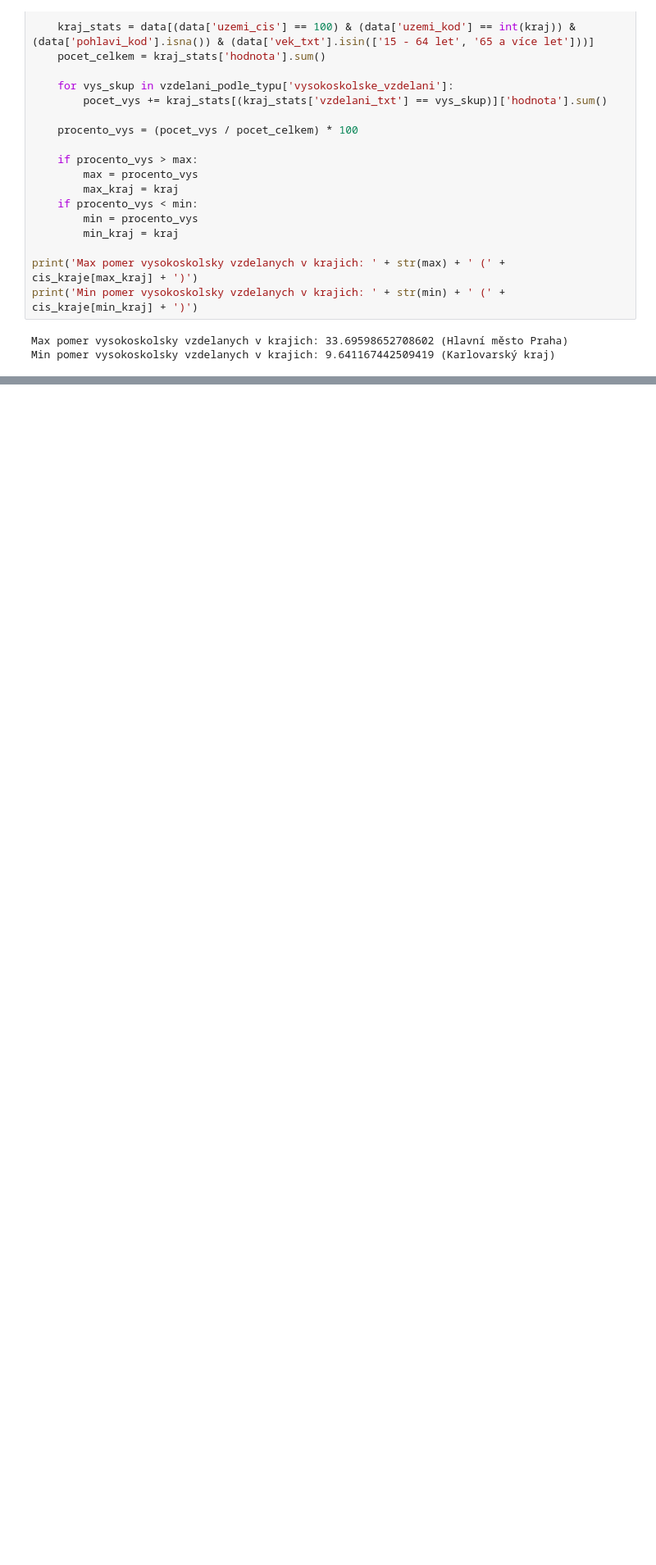
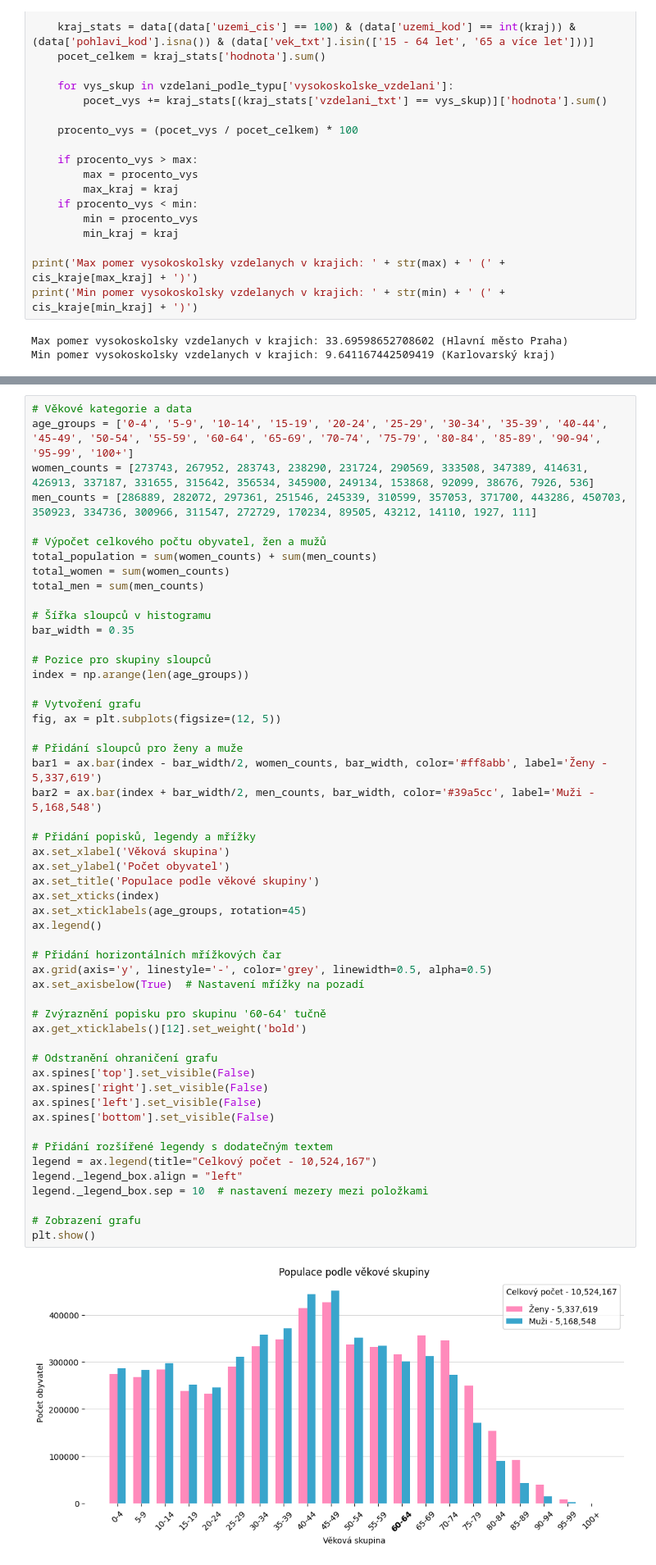
Before and after one commit to rcech44/sp_scitani_lidu, a Jupyter notebook: python_analysis/analysis.ipynb, the cells around one changed output, grey strips where cells are left out. Shown at 82% size. Cells and saved outputs as stored; diff of their text form; blank space fills up the shorter version.

Commit message:
Added visualization

```diff
--- a/python_analysis/analysis.ipynb
+++ b/python_analysis/analysis.ipynb
@@ -571,0 +578,54 @@ Min pomer vysokoskolsky vzdelanych v krajich: 9.641167442509419 (Karlovarský kr
+# %%
+# Věkové kategorie a data
+age_groups = ['0-4', '5-9', '10-14', '15-19', '20-24', '25-29', '30-34', '35-39', '40-44', '45-49', '50-54', '55-59', '60-64', '65-69', '70-74', '75-79', '80-84', '85-89', '90-94', '95-99', '100+']
+women_counts = [273743, 267952, 283743, 238290, 231724, 290569, 333508, 347389, 414631, 426913, 337187, 331655, 315642, 356534, 345900, 249134, 153868, 92099, 38676, 7926, 536]
+men_counts = [286889, 282072, 297361, 251546, 245339, 310599, 357053, 371700, 443286, 450703, 350923, 334736, 300966, 311547, 272729, 170234, 89505, 43212, 14110, 1927, 111]
+
+# Výpočet celkového počtu obyvatel, žen a mužů
+total_population = sum(women_counts) + sum(men_counts)
+total_women = sum(women_counts)
+total_men = sum(men_counts)
+
+# Šířka sloupců v histogramu
+bar_width = 0.35
+
+# Pozice pro skupiny sloupců
+index = np.arange(len(age_groups))
+
+# Vytvoření grafu
+fig, ax = plt.subplots(figsize=(12, 5))
+
+# Přidání sloupců pro ženy a muže
+bar1 = ax.bar(index - bar_width/2, women_counts, bar_width, color='#ff8abb', label='Ženy - 5,337,619')
+bar2 = ax.bar(index + bar_width/2, men_counts, bar_width, color='#39a5cc', label='Muži - 5,168,548')
+
+# Přidání popisků, legendy a mřížky
+ax.set_xlabel('Věková skupina')
+ax.set_ylabel('Počet obyvatel')
+ax.set_title('Populace podle věkové skupiny')
+ax.set_xticks(index)
+ax.set_xticklabels(age_groups, rotation=45)
+ax.legend()
+
+# Přidání horizontálních mřížkových čar
+ax.grid(axis='y', linestyle='-', color='grey', linewidth=0.5, alpha=0.5)
+ax.set_axisbelow(True)  # Nastavení mřížky na pozadí
+
+# Zvýraznění popisku pro skupinu '60-64' tučně
+ax.get_xticklabels()[12].set_weight('bold')
+
+# Odstranění ohraničení grafu
+ax.spines['top'].set_visible(False)
+ax.spines['right'].set_visible(False)
+ax.spines['left'].set_visible(False)
+ax.spines['bottom'].set_visible(False)
+
+# Přidání rozšířené legendy s dodatečným textem
+legend = ax.legend(title="Celkový počet - 10,524,167")
+legend._legend_box.align = "left"
+legend._legend_box.sep = 10  # nastavení mezery mezi položkami
+
+# Zobrazení grafu
+plt.show()
+# %% [output]
+[figure, added]
```
Also changed, not shown: parts of 5 cells of this notebook.
